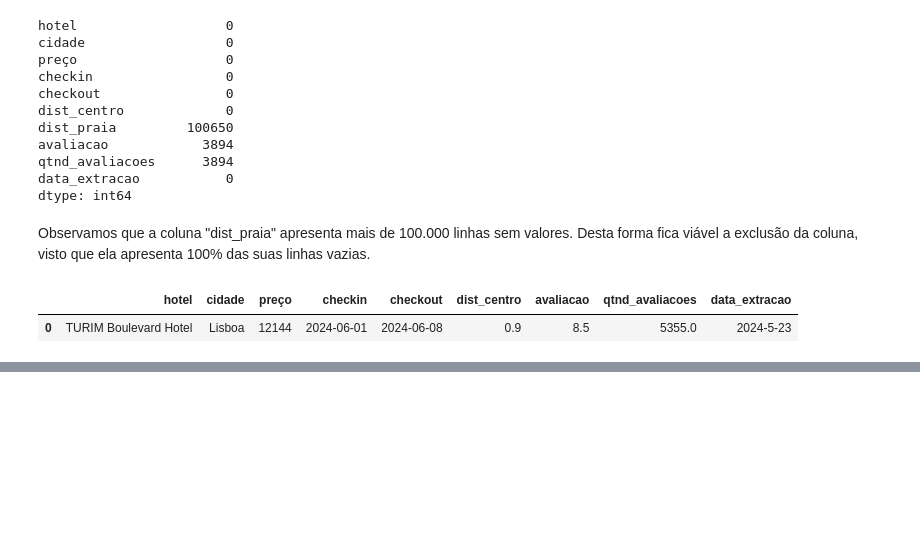
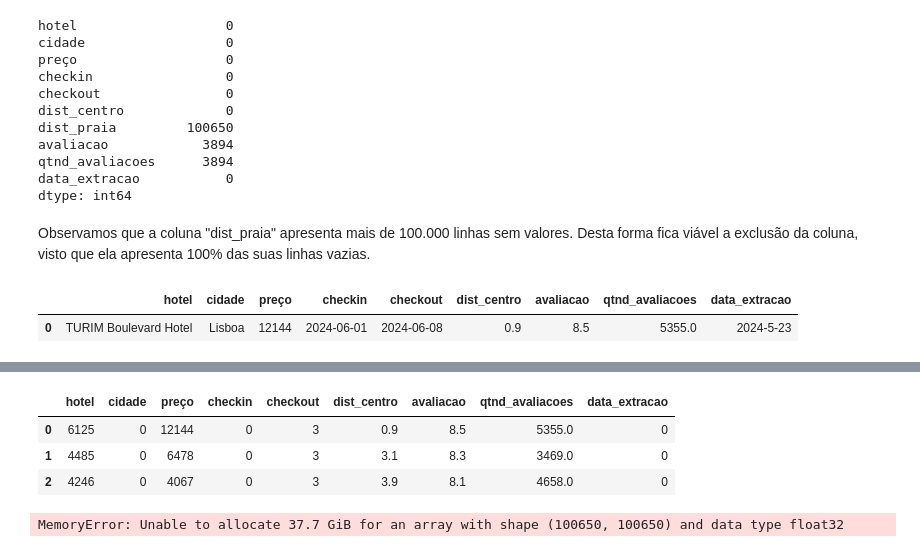
Before and after one commit to clarabarretto/data-science, a Jupyter notebook: pre-processing/pre-processing.ipynb, the cells around one changed output, grey strips where cells are left out. Drawn from its saved outputs; the diff is of its cells as text; code cells hidden in the pictures; blank space fills up the shorter version.

Commit message:
add input pre input data

```diff
--- a/pre-processing/pre-processing.ipynb
+++ b/pre-processing/pre-processing.ipynb
@@ -87,0 +115,3 @@ hosp.head(1)
+# %%
+hosp_input = pd.read_csv('../selenium-extraction/resultado.csv', decimal=".")
+hosp_input.drop(columns=['dist_praia'], inplace=True)
@@ -87,0 +131,24 @@ hosp.head(1)
+# %%
+hosp_input['checkin'] = hosp_input['checkin'].astype("category")
+hosp_input['checkout'] = hosp_input['checkout'].astype("category")
+hosp_input['cidade'] = hosp_input["cidade"].astype("category")
+hosp_input['hotel'] = hosp_input["hotel"].astype("category")
+hosp_input['data_extracao'] =hosp_input["data_extracao"].astype("category")
+# %%
+hosp_input['hotel'] = hosp_input['hotel'].cat.codes
+hosp_input['checkin'] = hosp_input['checkin'].cat.codes
+hosp_input['checkout'] = hosp_input['checkout'].cat.codes
+hosp_input['cidade'] = hosp_input['cidade'].cat.codes
+hosp_input['data_extracao'] = hosp_input['data_extracao'].cat.codes
+# %%
+hosp_input.head(3)
+# %% [output]
+|  | hotel | cidade | preço | checkin | checkout | dist_centro | avaliacao | qtnd_avaliacoes | data_extracao |
+| 0 | 6125 | 0 | 12144 | 0 | 3 | 0.9 | 8.5 | 5355.0 | 0 |
+| 1 | 4485 | 0 | 6478 | 0 | 3 | 3.1 | 8.3 | 3469.0 | 0 |
+| 2 | 4246 | 0 | 4067 | 0 | 3 | 3.9 | 8.1 | 4658.0 | 0 |
+# %%
+from fancyimpute import KNN
+hosp_knn = KNN(k=2).fit_transform(hosp_input)
+# %% [output]
+MemoryError: Unable to allocate 37.7 GiB for an array with shape (100650, 100650) and data type float32
```
Also changed, not shown: parts of 7 cells of this notebook.
